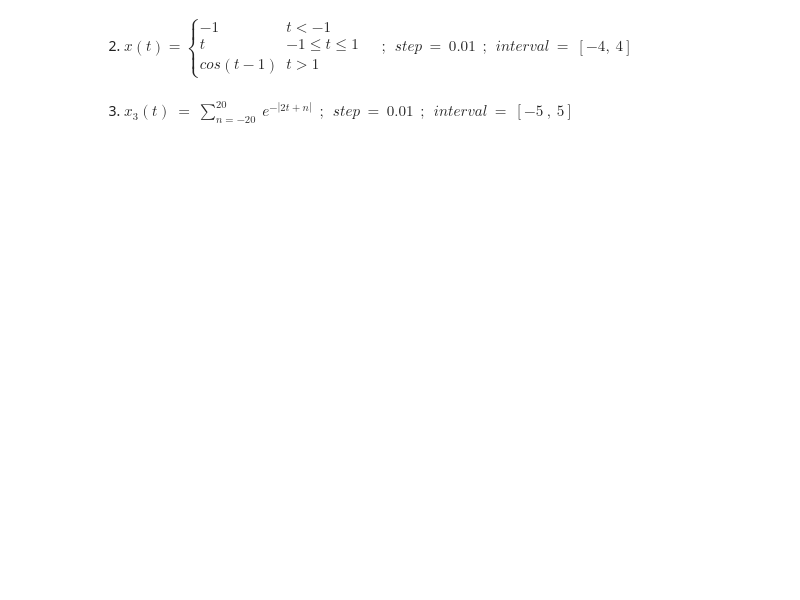
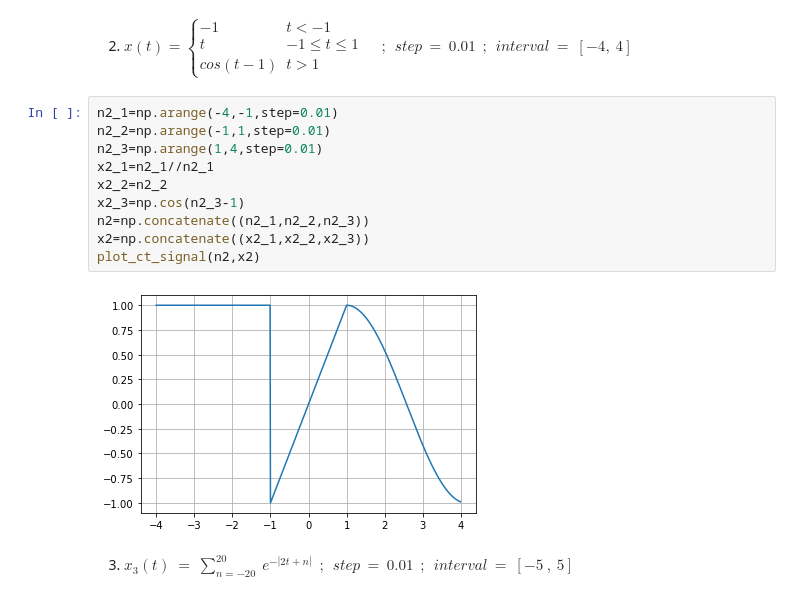
Before and after one commit to sajadalipour7/Signals-And-Systems, a Jupyter notebook: Introduction/SS_PA1.ipynb, the cells around one changed output. Saved outputs shown, nothing was run; the diff lists cells and outputs as text; blank space fills up the shorter version.

```diff
--- a/Introduction/SS_PA1.ipynb
+++ b/Introduction/SS_PA1.ipynb
@@ -68,4 +88,16 @@ plot_dt_signal(n=n, x_n=x_n)
 # %% [markdown]
 2. $x(t) = \begin{cases}-1 & t < -1\\t & -1 \leq t \leq 1\\cos(t-1) & t > 1\end{cases}\:\:\:\:\:;\:\:step\:=\:0.01\:\:;\:\:interval\:=\:[-4,\:4]$
+# %%
+n2_1=np.arange(-4,-1,step=0.01)
+n2_2=np.arange(-1,1,step=0.01)
+n2_3=np.arange(1,4,step=0.01)
+x2_1=n2_1//n2_1
+x2_2=n2_2
+x2_3=np.cos(n2_3-1)
+n2=np.concatenate((n2_1,n2_2,n2_3))
+x2=np.concatenate((x2_1,x2_2,x2_3))
+plot_ct_signal(n2,x2)
+# %% [output]
+[figure, added]
 # %% [markdown]
 3. $x_3(t)\:=\:\sum _{n=-20}^{20}\:e^{-|2t+n|}\:\:;\:\:step\:=\:0.01\:\:;\:\:interval\:=\:[-5 \:,\:5]$
```
Also changed, not shown: parts of 25 cells of this notebook.
